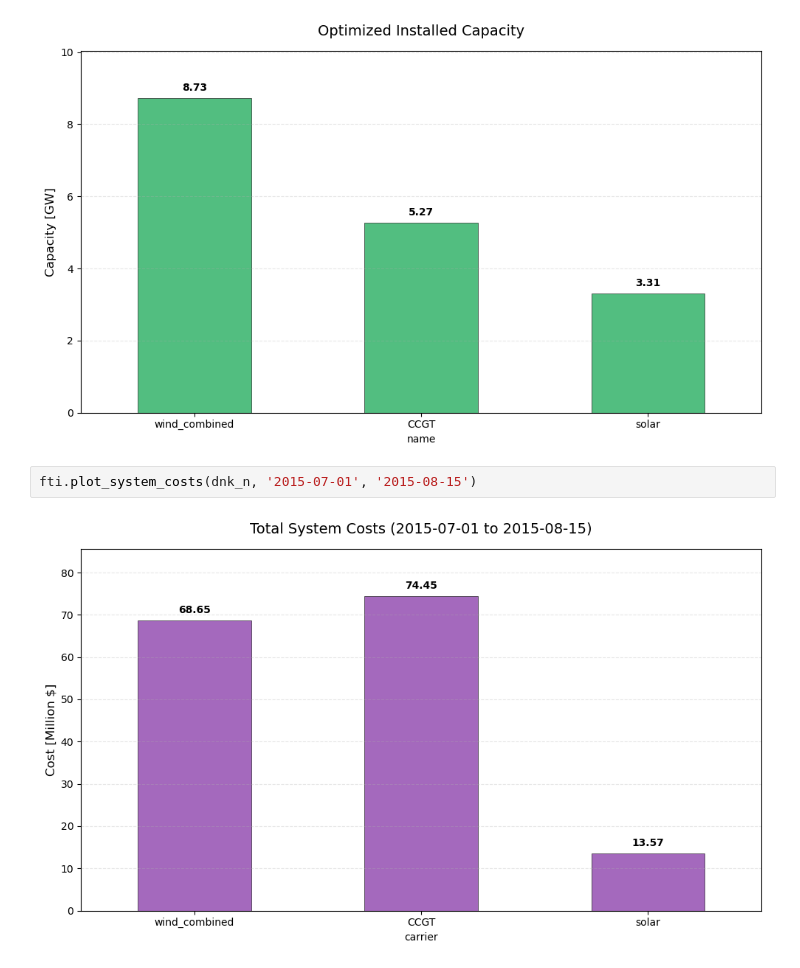
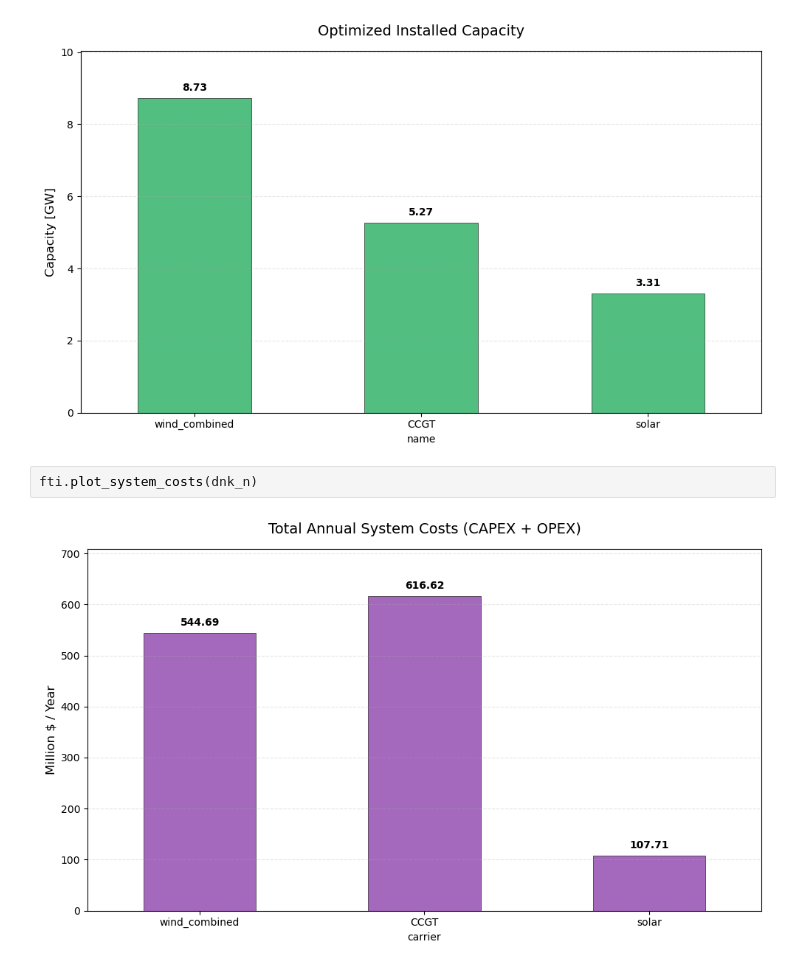
Before and after one commit to KenzoDTU/Integrated-Energy-Grids-A1G21, a Jupyter notebook: Part_1.ipynb, the cells around one changed output. Drawn from its saved outputs; the diff is of its cells as text.

```diff
--- a/Part_1.ipynb
+++ b/Part_1.ipynb
@@ -282,6 +299,6 @@ fti.plot_installed_capacity(dnk_n)
 # %% [output]
 [figure]
 # %%
-fti.plot_system_costs(dnk_n, '2015-07-01', '2015-08-15')
+fti.plot_system_costs(dnk_n)
 # %% [output]
-[figure, old version]
+[figure, new version]
```
Also changed, not shown: parts of 5 cells of this notebook, 7 other files.
